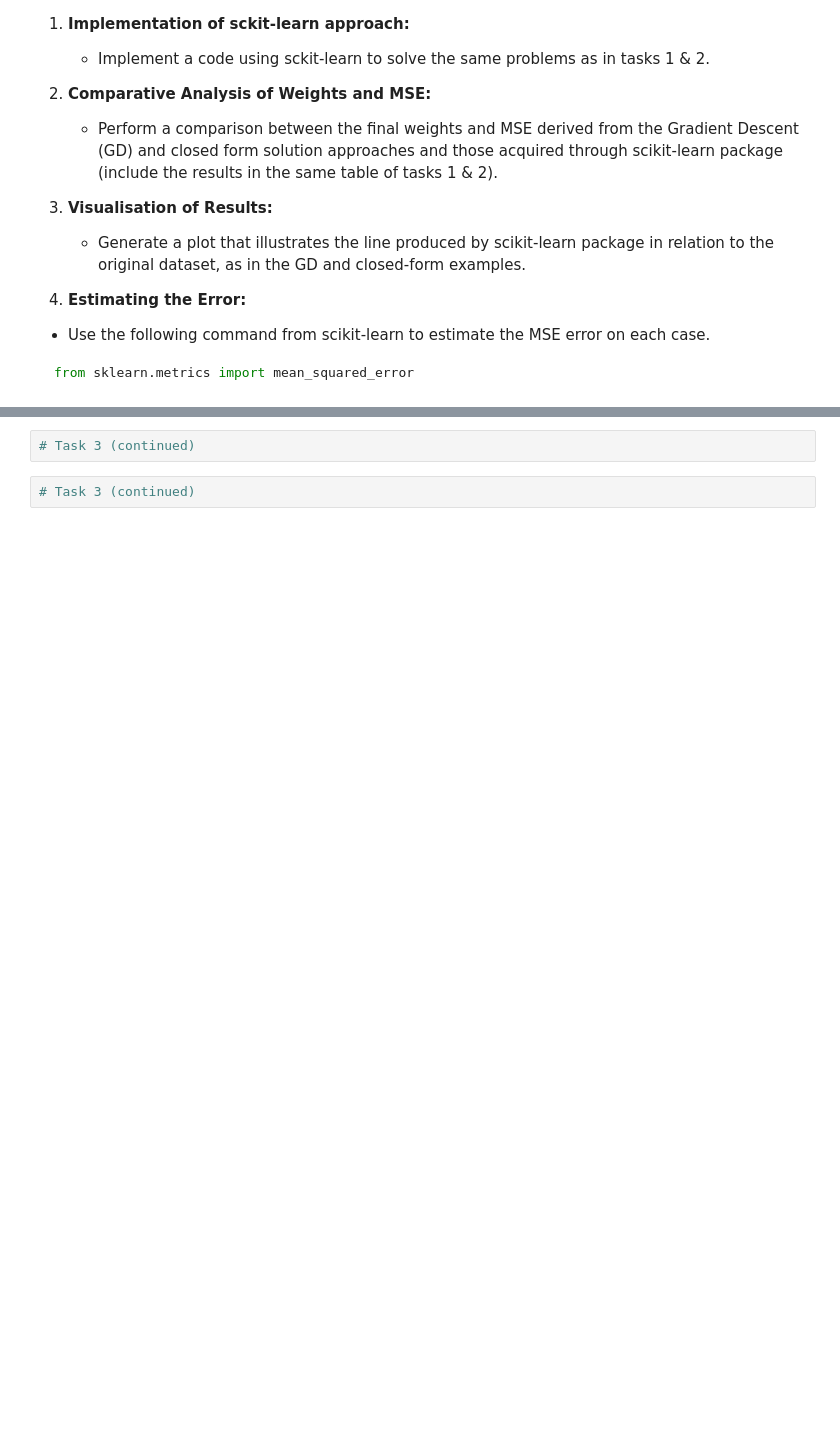
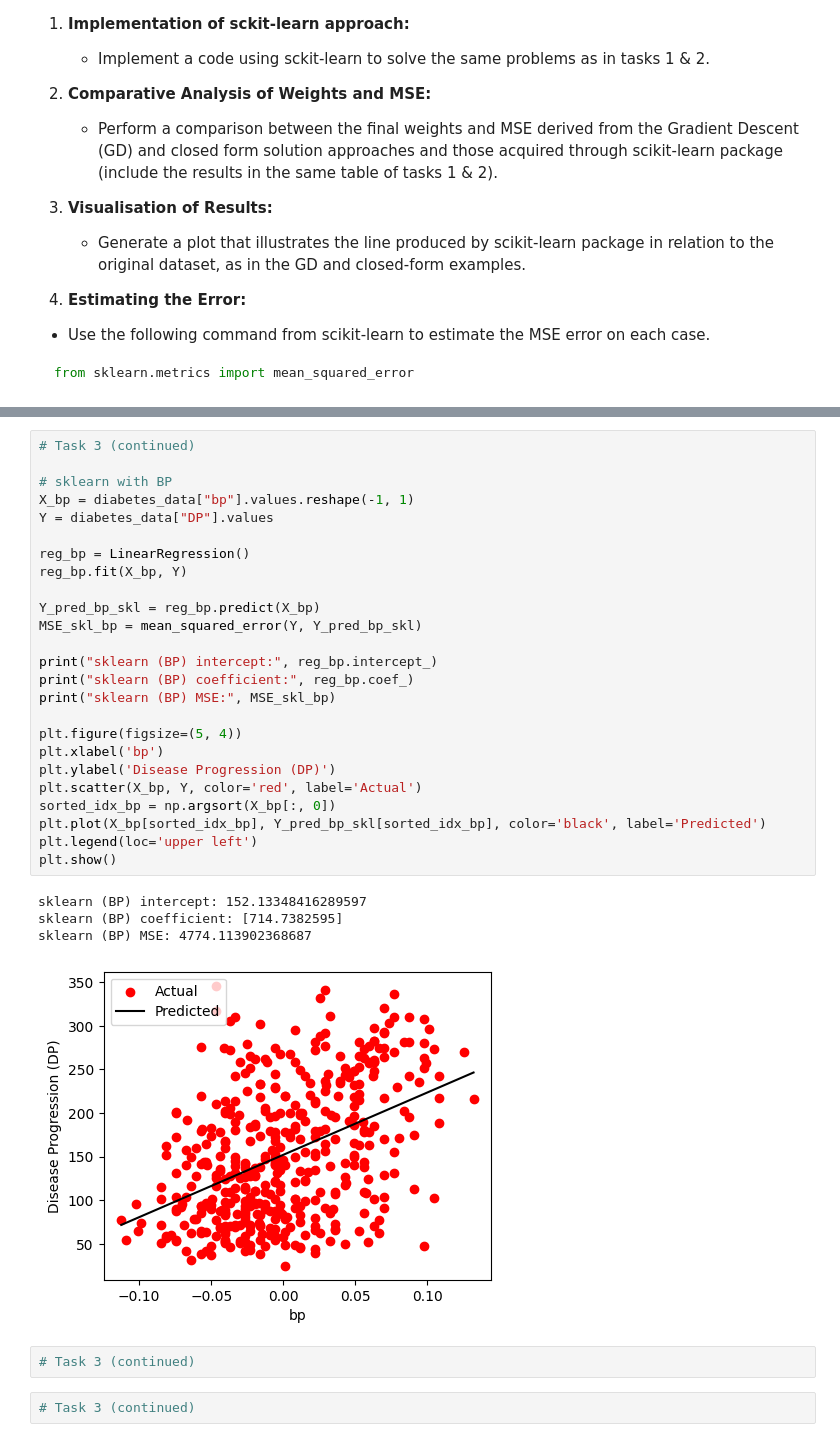
Before and after one commit to siyuanyue724/Lab1-Counter, a Jupyter notebook: 02_ML_LR_new.ipynb, the cells around one changed output, grey strips where cells are left out. Cells and saved outputs as stored; diff of their text form; blank space fills up the shorter version.

```diff
--- a/02_ML_LR_new.ipynb
+++ b/02_ML_LR_new.ipynb
@@ -354,3 +467,33 @@ In this section, we will use scikit-learn package to address the preceding task
+# %%
+# Task 3 (continued)
+
+# sklearn with BP
+X_bp = diabetes_data["bp"].values.reshape(-1, 1)
+Y = diabetes_data["DP"].values
+
+reg_bp = LinearRegression()
+reg_bp.fit(X_bp, Y)
+
+Y_pred_bp_skl = reg_bp.predict(X_bp)
+MSE_skl_bp = mean_squared_error(Y, Y_pred_bp_skl)
+
+print("sklearn (BP) intercept:", reg_bp.intercept_)
+print("sklearn (BP) coefficient:", reg_bp.coef_)
+print("sklearn (BP) MSE:", MSE_skl_bp)
+
+plt.figure(figsize=(5, 4))
+plt.xlabel('bp')
+plt.ylabel('Disease Progression (DP)')
+plt.scatter(X_bp, Y, color='red', label='Actual')
+sorted_idx_bp = np.argsort(X_bp[:, 0])
+plt.plot(X_bp[sorted_idx_bp], Y_pred_bp_skl[sorted_idx_bp], color='black', label='Predicted')
+plt.legend(loc='upper left')
+plt.show()
+# %% [output]
+sklearn (BP) intercept: 152.13348416289597
+sklearn (BP) coefficient: [714.7382595]
+sklearn (BP) MSE: 4774.113902368687
+[figure, added]
 # %%
 # Task 3 (continued)
 # %%
```
Also changed, not shown: parts of 11 cells of this notebook.
